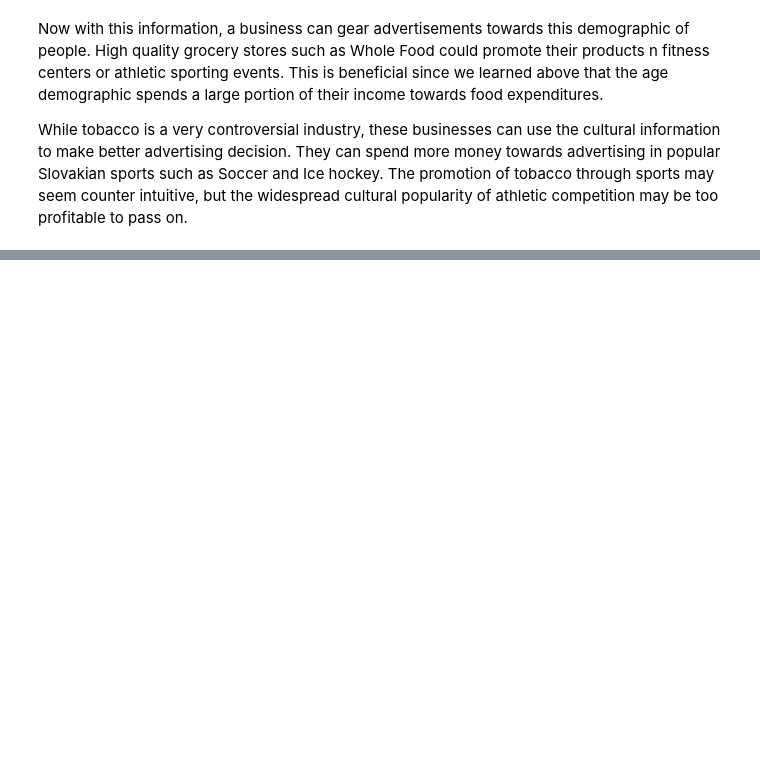
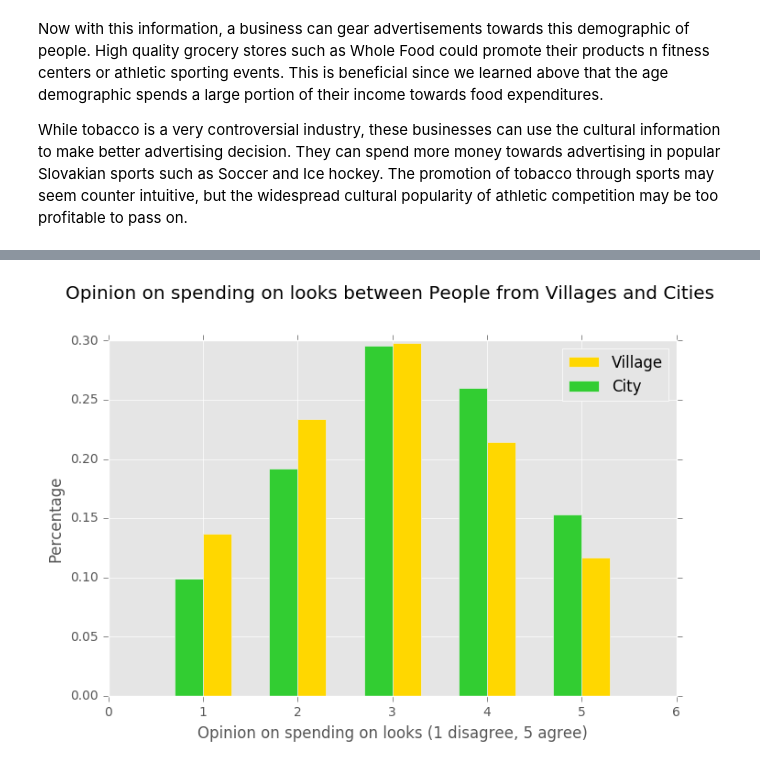
Before and after one commit to ehkhong/sta-141b-proj, a Jupyter notebook: It's Lit An Extensive Study Of Young people.ipynb, the cells around one changed output, grey strips where cells are left out. Saved outputs shown, nothing was run; the diff lists cells and outputs as text; code cells hidden in the pictures; blank space fills up the shorter version.

```diff
--- a/It's Lit An Extensive Study Of Young people.ipynb
+++ b/It's Lit An Extensive Study Of Young people.ipynb
@@ -630,0 +682,4 @@ While tobacco is a very controversial industry, these businesses can use the cul
+# %%
+vc_col = ['Spending on looks', 'Branded clothing', 'Theatre']
+c_study = pd.DataFrame(0, index = xrange(1,6), columns = vc_col)
+v_study = pd.DataFrame(0, index = xrange(1,6), columns = vc_col)
@@ -630,0 +688,14 @@ While tobacco is a very controversial industry, these businesses can use the cul
+# %%
+for index, row in v_data.iterrows():
+    for y in vc_col:
+        try:
+            v_study.loc[row[y],y] += 1
+        except:
+            continue
+# %%
+for index, row in c_data.iterrows():
+    for y in vc_col:
+        try:
+            c_study.loc[row[y],y] += 1
+        except:
+            continue
@@ -630,0 +778,14 @@ While tobacco is a very controversial industry, these businesses can use the cul
+# %%
+bar_width = 0.3
+bar_locations = np.arange(1,6)
+# %%
+ax,fig = plt.subplots(figsize = (8,5))
+plt.bar(bar_locations, v_study['Spending on looks'], bar_width, color = 'gold')
+plt.bar(bar_locations - bar_width, c_study['Spending on looks'], bar_width, color='limegreen')
+plt.legend(["Village", "City"], loc = 'upper right')
+plt.xlabel('Opinion on spending on looks (1 disagree, 5 agree)')
+plt.ylabel('Percentage')
+plt.title('Opinion on spending on looks between People from Villages and Cities ', y= 1.1)
+plt.show()
+# %% [output]
+[figure, added]
```
Also changed, not shown: parts of 39 cells of this notebook.
